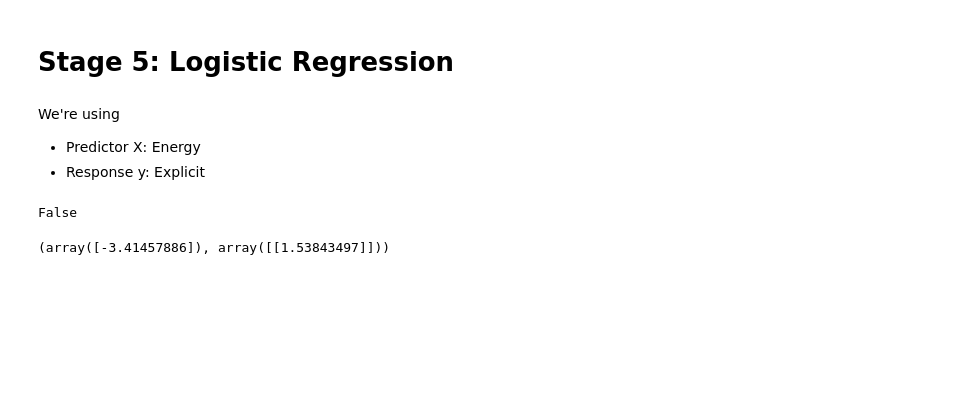
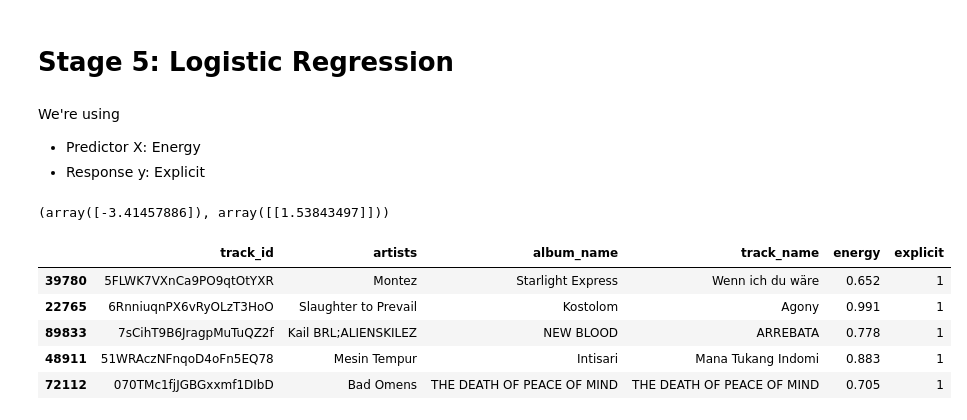
Before and after one commit to rghosh1353/spotify_genre_proj, a Jupyter notebook: Check_in_3_LogisticRegression.ipynb, the cells around one changed output. Cells and saved outputs as stored; diff of their text form; code cells hidden in the pictures; blank space fills up the shorter version.

```diff
--- a/Check_in_3_LogisticRegression.ipynb
+++ b/Check_in_3_LogisticRegression.ipynb
@@ -52,9 +58,5 @@ We're using
 
 *   Predictor X: Energy
 *   Response y: Explicit
-# %%
-spotify_clean['energy'].isnull().any()
-# %% [output]
-False
 # %%
 # Compute a Logistic Regression fit for the training dataset.
@@ -68,0 +75,13 @@ lr_train.intercept_, lr_train.coef_
+# %%
+# Filter rows where 'explicit' is 1
+explicit_tracks = spotify_clean[spotify_clean['explicit'] == 1]
+
+# Display some random rows where 'explicit' is 1
+explicit_tracks.sample(5)  # Randomly sample 5 rows
+# %% [output]
+|  | track_id | artists | album_name | track_name | energy | explicit |
+| 39780 | 5FLWK7VXnCa9PO9qtOtYXR | Montez | Starlight Express | Wenn ich du wäre | 0.652 | 1 |
+| 22765 | 6RnniuqnPX6vRyOLzT3HoO | Slaughter to Prevail | Kostolom | Agony | 0.991 | 1 |
+| 89833 | 7sCihT9B6JragpMuTuQZ2f | Kail BRL;ALIENSKILEZ | NEW BLOOD | ARREBATA | 0.778 | 1 |
+| 48911 | 51WRAczNFnqoD4oFn5EQ78 | Mesin Tempur | Intisari | Mana Tukang Indomi | 0.883 | 1 |
+| 72112 | 070TMc1fjJGBGxxmf1DIbD | Bad Omens | THE DEATH OF PEACE OF MIND | THE DEATH OF PEACE OF MIND | 0.705 | 1 |
```
Also changed, not shown: parts of 4 cells of this notebook.
